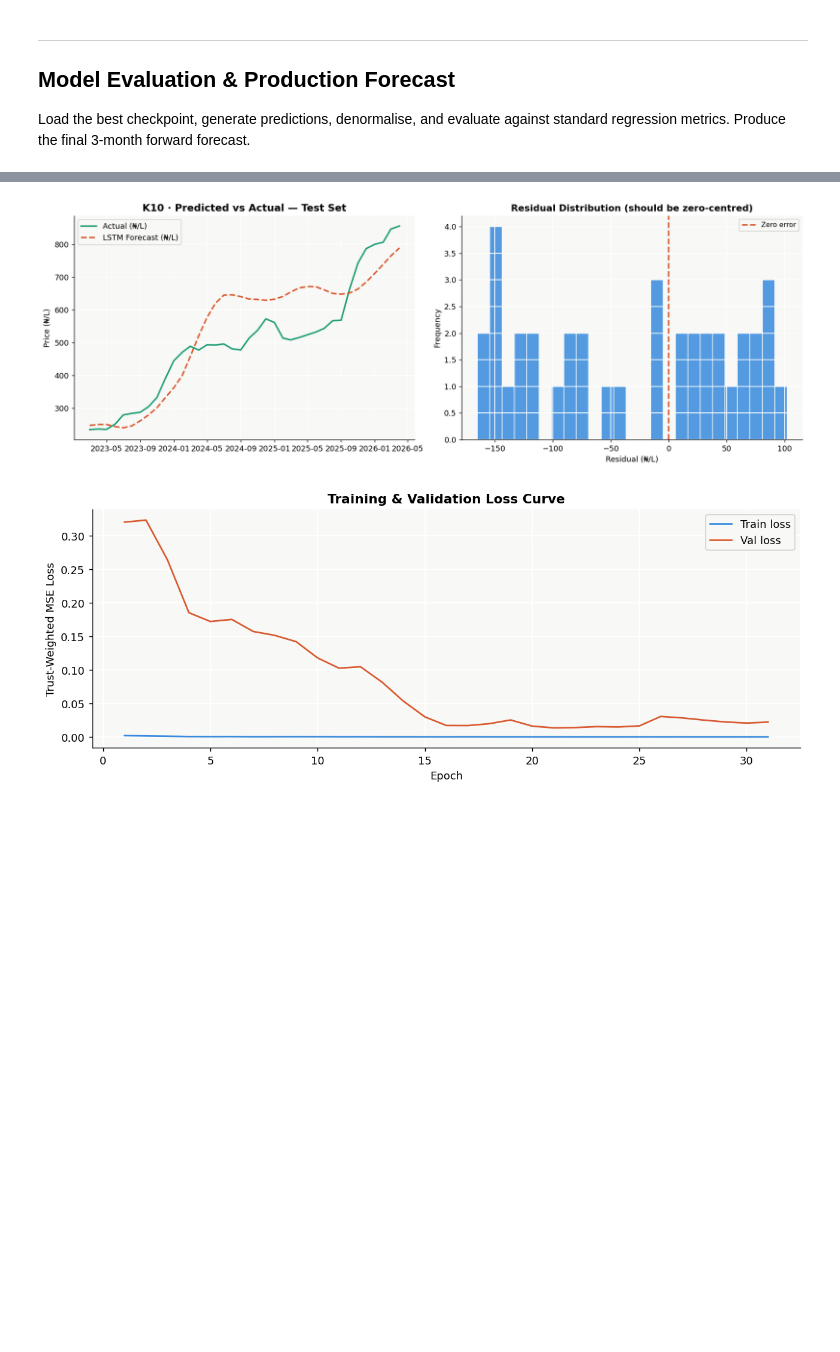
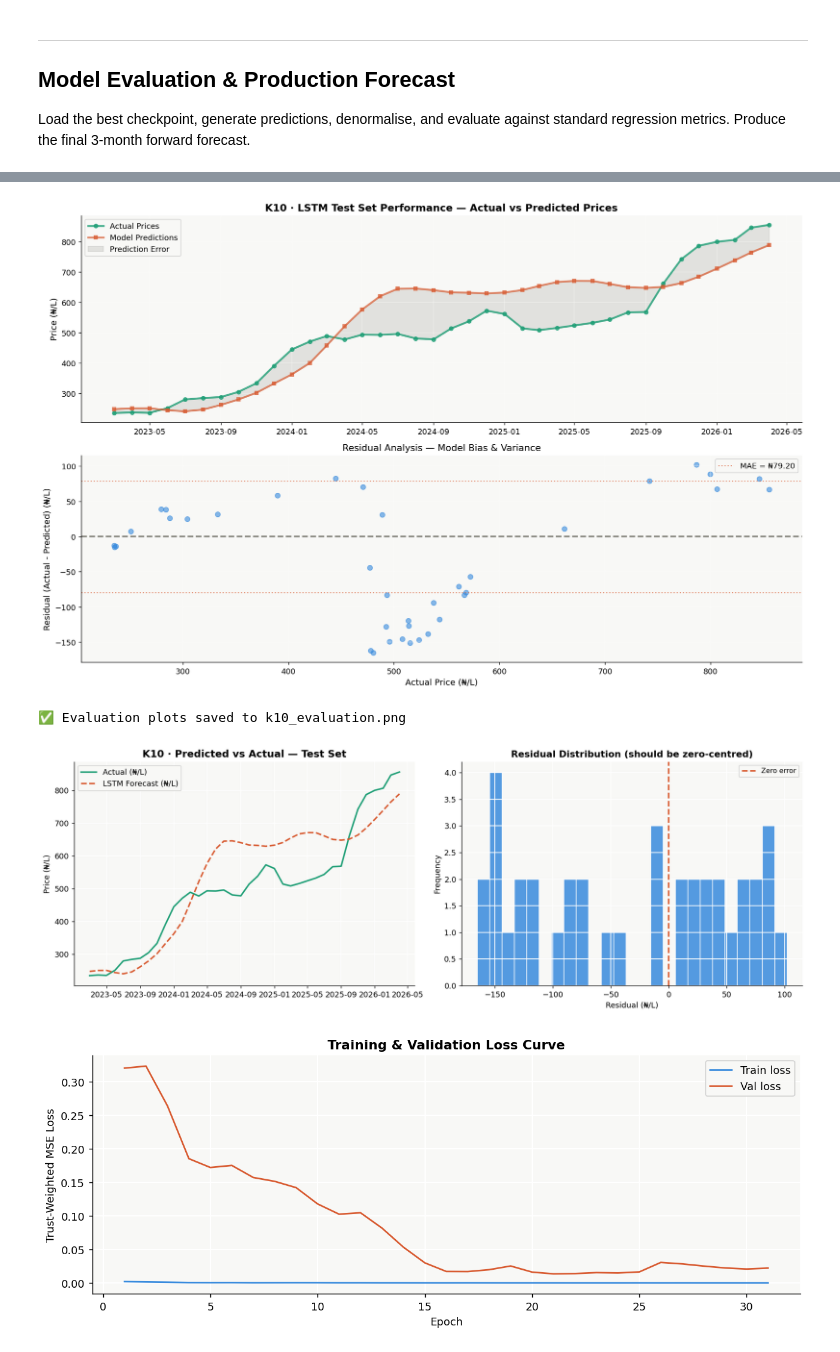
Before and after one commit to SmartDvi/UNILAG_PROJECT, a Jupyter notebook: nigeria_fuel_price.ipynb, the cells around one changed output, grey strips where cells are left out. Saved outputs shown, nothing was run; the diff lists cells and outputs as text; code cells hidden in the pictures; blank space fills up the shorter version.

Commit message:
workable analysis for the project

```diff
--- a/nigeria_fuel_price.ipynb
+++ b/nigeria_fuel_price.ipynb
@@ -1398,10 +1455,10 @@ Epoch  30/60 | Train Loss: 0.000052 | Val Loss: 0.020791
 ## Model Evaluation & Production Forecast
 Load the best checkpoint, generate predictions, denormalise, and evaluate against standard regression metrics. Produce the final 3-month forward forecast.
 # %%
-# ── Load Best Checkpoint & Generate Predictions ───────────────────────
+# ── Load Best Checkpoint & Generate Comprehensive Predictions ──────────────
 from sklearn.metrics import mean_absolute_error, mean_squared_error, r2_score
 
-# Load best weights
+print("\n🔍 Loading best model checkpoint...")
 model.load_state_dict(torch.load("best_nigeria_lstm.pt", map_location=DEVICE))
 model.eval()
 
@@ -1416,14 +1473,69 @@ with torch.no_grad():
 y_pred_inv  = target_scaler.inverse_transform(np.array(all_preds).reshape(-1, 1)).flatten()
 y_true_inv  = target_scaler.inverse_transform(np.array(all_truths).reshape(-1, 1)).flatten()
 
+# Calculate metrics
 mae  = mean_absolute_error(y_true_inv, y_pred_inv)
 rmse = np.sqrt(mean_squared_error(y_true_inv, y_pred_inv))
 r2   = r2_score(y_true_inv, y_pred_inv)
 mape = np.mean(np.abs((y_true_inv - y_pred_inv) / (y_true_inv + 1e-8))) * 100
+median_abs_error = np.median(np.abs(y_true_inv - y_pred_inv))
 
-print("📊 Test Set Evaluation Metrics")
-print(f"   MAE  (Mean Absolute Error):          ₦{mae:.2f}/L")
-print(f"   RMSE (Root Mean Squared Error):      ₦{rmse:.2f}/L")
-print(f"   MAPE (Mean Absolute % Error):        {mape:.2f}%")
-print(f"   R²   (Explained Variance):           {r2:.4f}")
+print("\n" + "=" * 65)
+print("📊 TEST SET EVALUATION METRICS (K10 · Model Performance)")
+print("=" * 65)
+print(f"   Mean Absolute Error (MAE):              ₦{mae:>8.2f}/L")
+print(f"   Root Mean Squared Error (RMSE):         ₦{rmse:>8.2f}/L")
+print(f"   Mean Absolute % Error (MAPE):           {mape:>8.2f}%")
+print(f"   Median Absolute Error:                  ₦{median_abs_error:>8.2f}/L")
+print(f"   R² (Coefficient of Determination):      {r2:>8.4f}")
+print("=" * 65)
+
+# Calculate residual statistics
+residuals = y_true_inv - y_pred_inv
+print(f"\n   Residuals — Mean: {residuals.mean():.2f} | Std: {residuals.std():.2f} | Min: {residuals.min():.2f} | Max: {residuals.max():.2f}")
+
+# Evaluation threshold check
+if mape < 5:
+    print(f"   ✅ MAPE < 5% — Model meets dissertation target!")
+elif mape < 10:
+    print(f"   ⚠️  MAPE < 10% — Acceptable for forecasting; good for MSME warnings")
+else:
+    print(f"   ❌ MAPE ≥ 10% — Consider retraining or feature review")
+
+# ── Visualize Actual vs Predicted ────────────────────────────────────────────
+test_dates = lstm_input_df["price_date"].iloc[n_train + WINDOW:n_train + WINDOW + len(y_true_inv)].values
+
+fig, axes = plt.subplots(2, 1, figsize=(14, 9))
+
+# Panel 1: Time series
+ax1 = axes[0]
+ax1.plot(test_dates, y_true_inv, color=PALETTE["teal"], lw=2.5,
+         label="Actual Prices", marker="o", markersize=5, alpha=0.8)
+ax1.plot(test_dates, y_pred_inv, color=PALETTE["coral"], lw=2.5,
+         label="Model Predictions", marker="s", markersize=4, alpha=0.7)
+ax1.fill_between(test_dates, y_true_inv, y_pred_inv,
+                 alpha=0.2, color=PALETTE["gray"], label="Prediction Error")
+ax1.set_ylabel("Price (₦/L)", fontsize=11)
+ax1.set_title("K10 · LSTM Test Set Performance — Actual vs Predicted Prices",
+              fontsize=13, fontweight="bold")
+ax1.legend(fontsize=10, loc="best")
+ax1.grid(True, alpha=0.3)
+
+# Panel 2: Residual scatter + error distribution
+ax2 = axes[1]
+ax2.scatter(y_true_inv, residuals, alpha=0.6, s=40, color=PALETTE["blue"])
+ax2.axhline(0, color=PALETTE["gray"], lw=2, ls="--")
+ax2.axhline(mae, color=PALETTE["coral"], lw=1.5, ls=":", alpha=0.7, label=f"MAE = ₦{mae:.2f}")
+ax2.axhline(-mae, color=PALETTE["coral"], lw=1.5, ls=":", alpha=0.7)
+ax2.set_xlabel("Actual Price (₦/L)", fontsize=11)
+ax2.set_ylabel("Residual (Actual - Predicted) (₦/L)", fontsize=11)
+ax2.set_title("Residual Analysis — Model Bias & Variance", fontsize=12)
+ax2.legend(fontsize=10)
+ax2.grid(True, alpha=0.3)
+
+plt.tight_layout()
+plt.savefig("k10_evaluation.png", dpi=150, bbox_inches="tight")
+plt.show()
+
+print(f"\n✅ Evaluation plots saved to k10_evaluation.png")
 # %% [output]
@@ -1435,3 +1556,5 @@ print(f"   R²   (Explained Variance):           {r2:.4f}")
+[figure, added]
+✅ Evaluation plots saved to k10_evaluation.png
 # %%
 # ── Evaluation Plots ───────────────────────────────────────────────────
 test_dates = lstm_input_df["price_date"].iloc[n_train + WINDOW : n_train + WINDOW + len(y_pred_inv)].values
```
Also changed, not shown: parts of 11 cells of this notebook, 9 other files.
